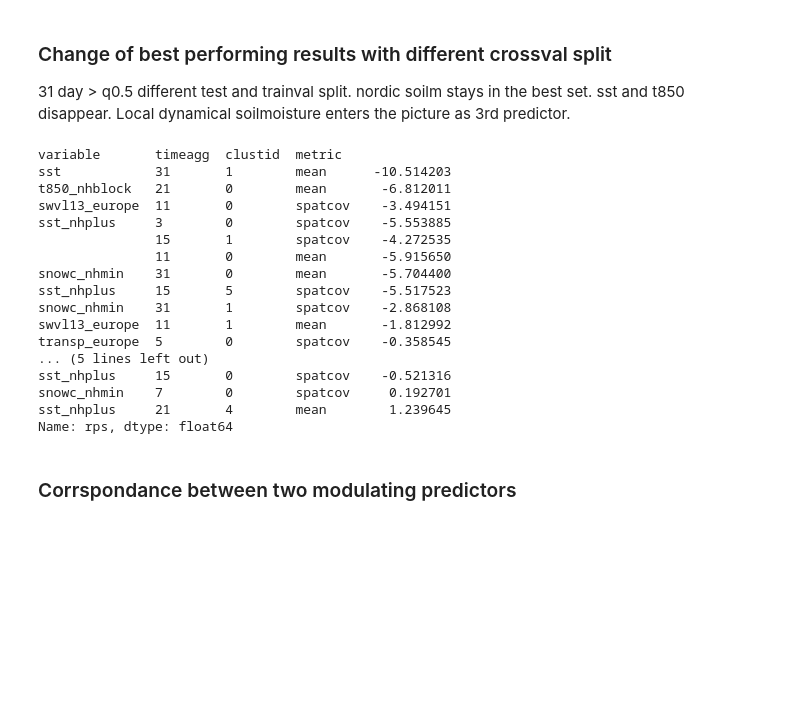
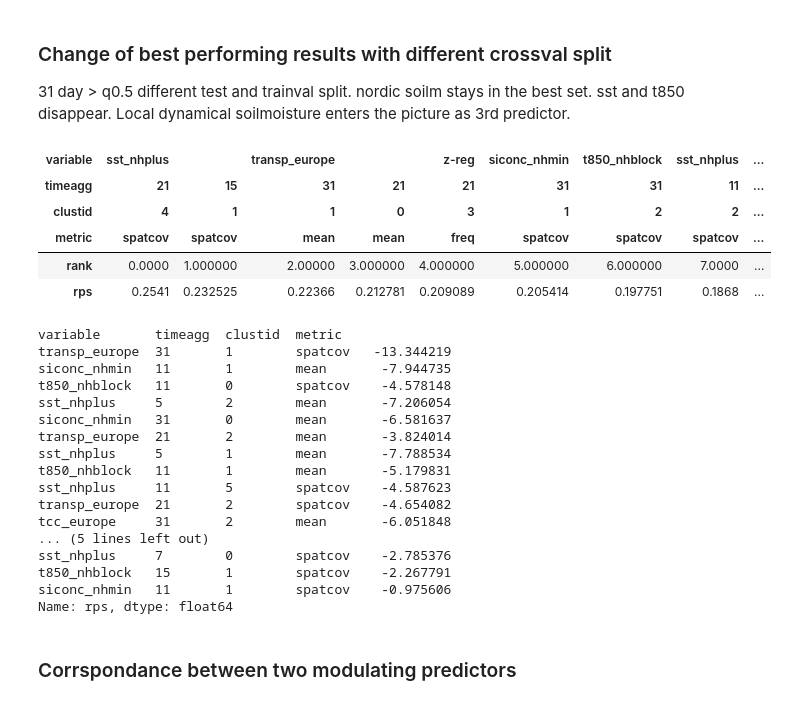
Before and after one commit to chiemvs/Hybrid, a Jupyter notebook: notebooks/predictor_selection.ipynb, the cells around one changed output. Drawn from its saved outputs; the diff is of its cells as text; code cells hidden in the pictures; blank space fills up the shorter version.

```diff
--- a/notebooks/predictor_selection.ipynb
+++ b/notebooks/predictor_selection.ipynb
@@ -364,26 +408,35 @@ tganom_npreds
 nordic soilm stays in the best set. sst and t850 disappear. Local dynamical soilmoisture enters the picture as 3rd predictor.
 # %%
 basepath = Path('/nobackup/users/straaten/predsets/objective_balanced_cv/')
-imp = percentual_improvement(name = 'tg-anom_JJA_45r1_31D-roll-mean_q0.5_sep12-15_multi_d20_b3', basepath=basepath)
+name = 'tg-anom_JJA_45r1_31D-roll-mean_q0.75_sep12-15_multi_d20_b3'
+imp = percentual_improvement(name = name, basepath=basepath)
+load_sequential(name = name, basepath = basepath)
+# %% [output]
+| variable | sst_nhplus |  | transp_europe |  | z-reg | siconc_nhmin | t850_nhblock | sst_nhplus | ... |
+| timeagg | 21 | 15 | 31 | 21 | 21 | 31 | 31 | 11 | ... |
+| clustid | 4 | 1 | 1 | 0 | 3 | 1 | 2 | 2 | ... |
+| metric | spatcov | spatcov | mean | mean | freq | spatcov | spatcov | spatcov | ... |
+| rank | 0.0000 | 1.000000 | 2.00000 | 3.000000 | 4.000000 | 5.000000 | 6.000000 | 7.0000 | ... |
+| rps | 0.2541 | 0.232525 | 0.22366 | 0.212781 | 0.209089 | 0.205414 | 0.197751 | 0.1868 | ... |
 # %%
 imp
 # %% [output]
 variable       timeagg  clustid  metric
-sst            31       1        mean      -10.514203
-t850_nhblock   21       0        mean       -6.812011
-swvl13_europe  11       0        spatcov    -3.494151
-sst_nhplus     3        0        spatcov    -5.553885
-               15       1        spatcov    -4.272535
-               11       0        mean       -5.915650
-snowc_nhmin    31       0        mean       -5.704400
-sst_nhplus     15       5        spatcov    -5.517523
-snowc_nhmin    31       1        spatcov    -2.868108
-swvl13_europe  11       1        mean       -1.812992
-transp_europe  5        0        spatcov    -0.358545
+transp_europe  31       1        spatcov   -13.344219
+siconc_nhmin   11       1        mean       -7.944735
+t850_nhblock   11       0        spatcov    -4.578148
+sst_nhplus     5        2        mean       -7.206054
+siconc_nhmin   31       0        mean       -6.581637
+transp_europe  21       2        mean       -3.824014
+sst_nhplus     5        1        mean       -7.788534
+t850_nhblock   11       1        mean       -5.179831
+sst_nhplus     11       5        spatcov    -4.587623
+transp_europe  21       2        spatcov    -4.654082
+tcc_europe     31       2        mean       -6.051848
 ... (5 lines left out)
-sst_nhplus     15       0        spatcov    -0.521316
-snowc_nhmin    7        0        spatcov     0.192701
-sst_nhplus     21       4        mean        1.239645
+sst_nhplus     7        0        spatcov    -2.785376
+t850_nhblock   15       1        spatcov    -2.267791
+siconc_nhmin   11       1        spatcov    -0.975606
 Name: rps, dtype: float64
 # %% [markdown]
 ### Corrspondance between two modulating predictors
```
Also changed, not shown: parts of 4 cells of this notebook, 2 other files.
